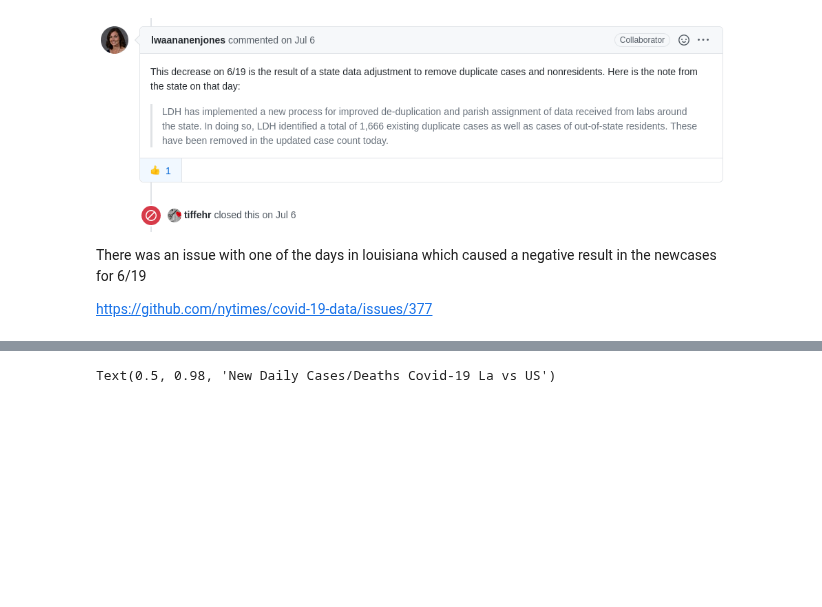
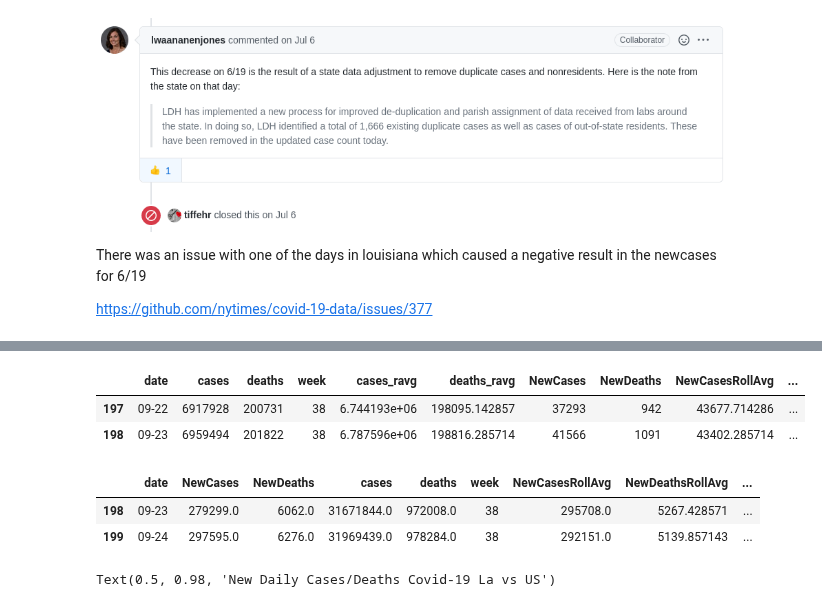
Before and after one commit to GarysCorner/Covid19-LaCompared, a Jupyter notebook: CovidData.ipynb, the cells around one changed output, grey strips where cells are left out. Saved outputs shown, nothing was run; the diff lists cells and outputs as text; code cells hidden in the pictures; blank space fills up the shorter version.

```diff
--- a/CovidData.ipynb
+++ b/CovidData.ipynb
@@ -319 +157,77 @@ def holidays(df,ax):
+# %%
+#us_df = pd.read_csv('./us.csv')
+us_df = pd.read_csv('./covid-19-data/us.csv')  #movied nytimes/covid-19-data to submodule
+us_df = us_df.sort_values('date')
+us_df[us_df['date'] == '2020-03-09']
+
+#slice to match up with Louisiana data for better comparison
+us_df = us_df.iloc[48:,:]
+
+#week of year
+us_df['week'] = us_df['date'].map(weekofyear)  #maybe this will be used again later
+
+#shorten date
+us_df['date'] = us_df['date'].map(lambda x: x[5:])
+
+us_df['cases_ravg'] = rollingavg(us_df['cases'])
+us_df['deaths_ravg'] = rollingavg(us_df['deaths'])
+
+us_df.index = np.arange(us_df.shape[0])
+newstats(us_df)
+
+us_df['NewCasesPerCapita'] = us_df['NewCases'] / us_poppercap
+us_df['NewDeathsPerCapita'] = us_df['NewDeaths'] / us_poppercap
+
+us_df['NewCasesPerCapita_ravg'] = rollingavg(us_df['NewCasesPerCapita'])
+us_df['NewDeathsPerCapita_ravg'] = rollingavg(us_df['NewDeathsPerCapita'])
+
+us_items_pertick = us_df.shape[0] / ticks
+us_ticks = np.append(np.arange(0,us_df.shape[0], us_items_pertick),[us_df.shape[0]-1])
+us_items_pertick += 1
+
+
+us_df.tail(2)
+# %% [output]
+|  | date | cases | deaths | week | cases_ravg | deaths_ravg | NewCases | NewDeaths | NewCasesRollAvg | ... |
+| 197 | 09-22 | 6917928 | 200731 | 38 | 6.744193e+06 | 198095.142857 | 37293 | 942 | 43677.714286 | ... |
+| 198 | 09-23 | 6959494 | 201822 | 38 | 6.787596e+06 | 198816.285714 | 41566 | 1091 | 43402.285714 | ... |
+# %%
+columns = ['date','new_cases','new_deaths','total_cases','total_deaths']
+newcolumns = ['date','NewCases','NewDeaths','cases','deaths']  #set the columns to match the other dataframes
+
+world_df = pd.read_csv('./owid-coviddata/public/data/owid-covid-data.csv')
+world_df = world_df[world_df['iso_code'] == 'OWID_WRL'][columns]
+world_df.columns = newcolumns
+
+world_df = world_df.sort_values('date')
+world_df.index = np.arange(world_df.shape[0])
+world_df = world_df.iloc[world_df.index[world_df['date'] == '2020-03-09'][0]:,:]
+
+world_df['week'] = world_df['date'].map(weekofyear)
+world_df['date'] = world_df['date'].map(lambda x: x[5:])
+
+world_df['NewCasesRollAvg'] = rollingavg(world_df['NewCases'])
+world_df['NewDeathsRollAvg'] = rollingavg(world_df['NewDeaths'])
+
+world_df['cases_ravg'] = rollingavg(world_df['cases'])
+world_df['deaths_ravg'] = rollingavg(world_df['deaths'])
+
+world_df.index = np.arange(world_df.shape[0])
+
+world_df['NewCasesPerCapita'] = world_df['NewCases'] / world_poppercap
+world_df['NewDeathsPerCapita'] = world_df['NewDeaths'] / world_poppercap
+
+world_df['NewCasesPerCapita_ravg'] = rollingavg(world_df['NewCasesPerCapita'])
+world_df['NewDeathsPerCapita_ravg'] = rollingavg(world_df['NewDeathsPerCapita'])
+
+world_items_pertick = world_df.shape[0] / ticks
+world_items_per_tick = world_df.shape[0] / ticks
+world_ticks = np.append(np.arange(0,world_df.shape[0], world_items_pertick),[world_df.shape[0]-1])
+
+
+world_df.tail(2)
+# %% [output]
+|  | date | NewCases | NewDeaths | cases | deaths | week | NewCasesRollAvg | NewDeathsRollAvg | ... |
+| 198 | 09-23 | 279299.0 | 6062.0 | 31671844.0 | 972008.0 | 38 | 295708.0 | 5267.428571 | ... |
+| 199 | 09-24 | 297595.0 | 6276.0 | 31969439.0 | 978284.0 | 38 | 292151.0 | 5139.857143 | ... |
 # %%
```
Also changed, not shown: parts of 29 cells of this notebook.
